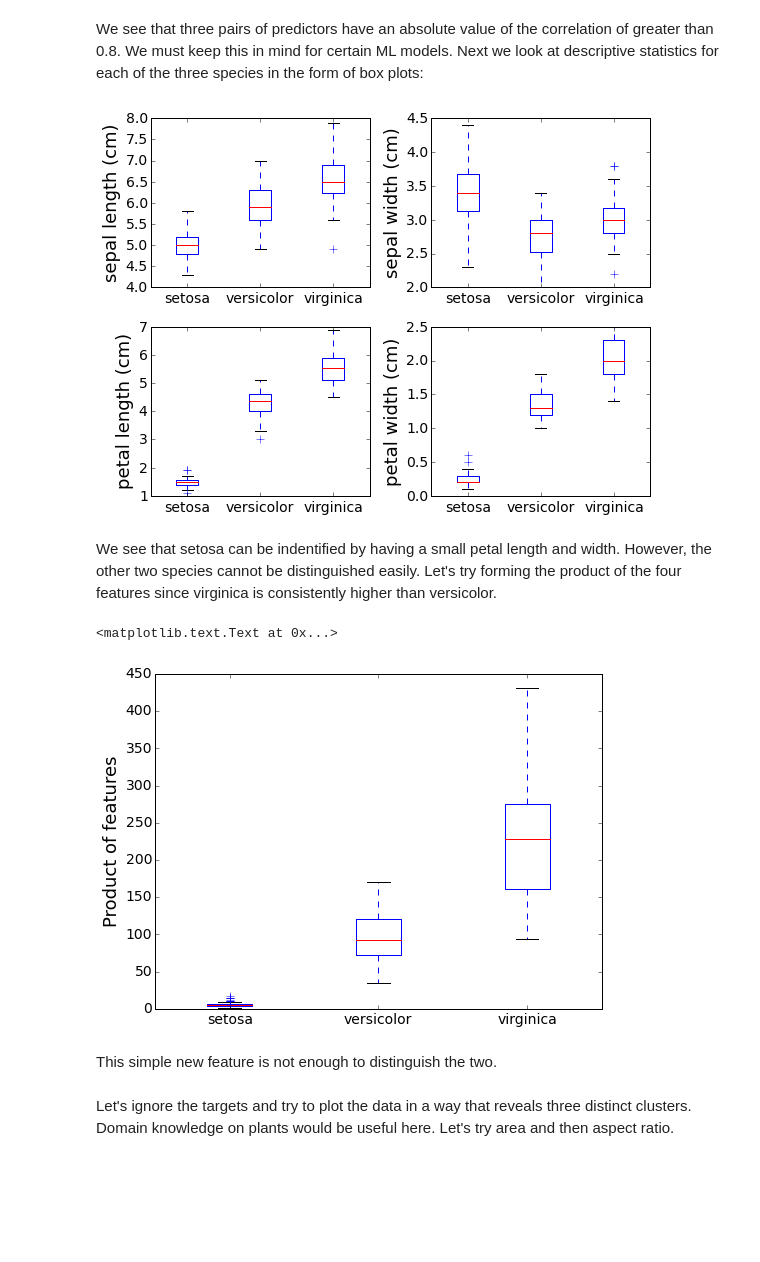
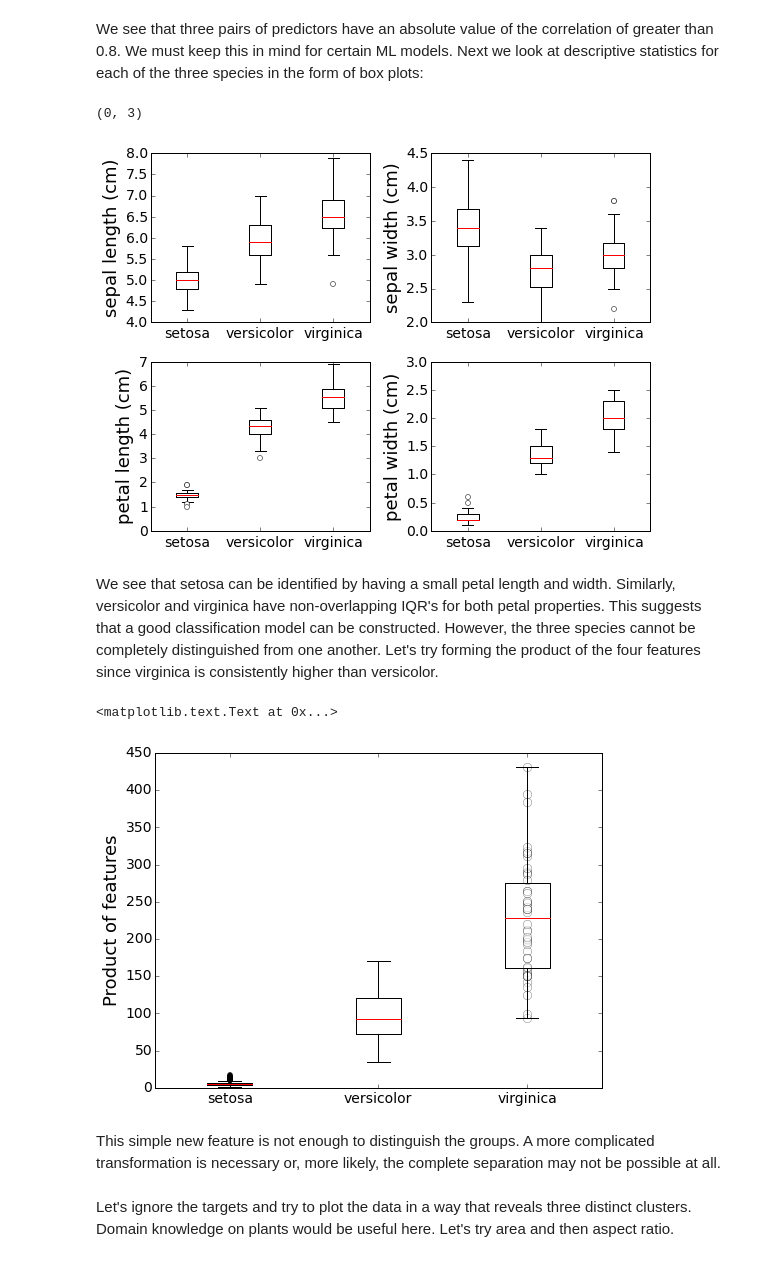
Before and after one commit to jhalverson/data_science, a Jupyter notebook: machine_learning/iris_data_set.ipynb, the cells around one changed output. Cells and saved outputs as stored; diff of their text form; code cells hidden in the pictures; blank space fills up the shorter version.

```diff
--- a/machine_learning/iris_data_set.ipynb
+++ b/machine_learning/iris_data_set.ipynb
@@ -35,23 +46,33 @@ df.ix[:,0:4].corr()
 # %% [markdown]
 We see that three pairs of predictors have an absolute value of the correlation of greater than 0.8. We must keep this in mind for certain ML models. Next we look at descriptive statistics for each of the three species in the form of box plots:
 # %%
+fprops = dict(marker='o', markerfacecolor='w', markeredgecolor='k', markersize=5, linestyle='none')
+bprops = dict(color='k')
+wprops = dict(color='k', linestyle='-', lw=1)
 f, ((ax0, ax1), (ax2, ax3)) = plt.subplots(nrows=2, ncols=2)
 for i in range(4):
-    exec('ax' + str(i) + '.boxplot([df[df.species == 0].ix[:,'+ str(i) + '], df[df.species == 1].ix[:,' + str(i) + '], df[df.species == 2].ix[:,' + str(i) + ']], labels=iris.target_names)')
+    exec('ax' + str(i) + '.boxplot([df[df.species == 0].ix[:,'+ str(i) + '], df[df.species == 1].ix[:,' + str(i) + '], df[df.species == 2].ix[:,' + str(i) + ']], labels=iris.target_names, flierprops=fprops, boxprops=bprops, whiskerprops=wprops)')
     exec('ax' + str(i) + '.set_ylabel(iris.feature_names[' + str(i) + '])')
 plt.tight_layout()
+ax2.set_ylim(0, 7)
+ax3.set_ylim(0, 3)
 # %% [output]
+(0, 3)
-[figure, old version]
+[figure, new version]
 # %% [markdown]
-We see that setosa can be indentified by having a small petal length and width. However, the other two species cannot be distinguished easily. Let's try forming the product of the four features since virginica is consistently higher than versicolor.
+We see that setosa can be identified by having a small petal length and width. Similarly, versicolor and virginica have non-overlapping IQR's for both petal properties. This suggests that a good classification model can be constructed. However, the three species cannot be completely distinguished from one another. Let's try forming the product of the four features since virginica is consistently higher than versicolor.
 # %%
+fprops = dict(marker='o', markerfacecolor='k', markersize=5, linestyle='none')
+bprops = dict(color='k')
+wprops = dict(color='k', linestyle='-', lw=1)
 df['prod'] = df.s_len * df.s_wdt * df.p_len * df.p_wdt
-plt.boxplot([df[df.species == 0]['prod'], df[df.species == 1]['prod'], df[df.species == 2]['prod']], labels=iris.target_names)
+plt.plot(df[df.species == 2]['prod'].size * [3], df[df.species == 2]['prod'], 'wo', alpha=0.5)
+plt.boxplot([df[df.species == 0]['prod'], df[df.species == 1]['prod'], df[df.species == 2]['prod']], labels=iris.target_names, flierprops=fprops, boxprops=bprops, whiskerprops=wprops)
 plt.ylabel('Product of features')
 # %% [output]
 <matplotlib.text.Text at 0x...>
-[figure, old version]
+[figure, new version]
 # %% [markdown]
-This simple new feature is not enough to distinguish the two.
+This simple new feature is not enough to distinguish the groups. A more complicated transformation is necessary or, more likely, the complete separation may not be possible at all.
 # %% [markdown]
 Let's ignore the targets and try to plot the data in a way that reveals three distinct clusters. Domain knowledge on plants would be useful here. Let's try area and then aspect ratio.
```
Also changed, not shown: parts of 15 cells of this notebook.
